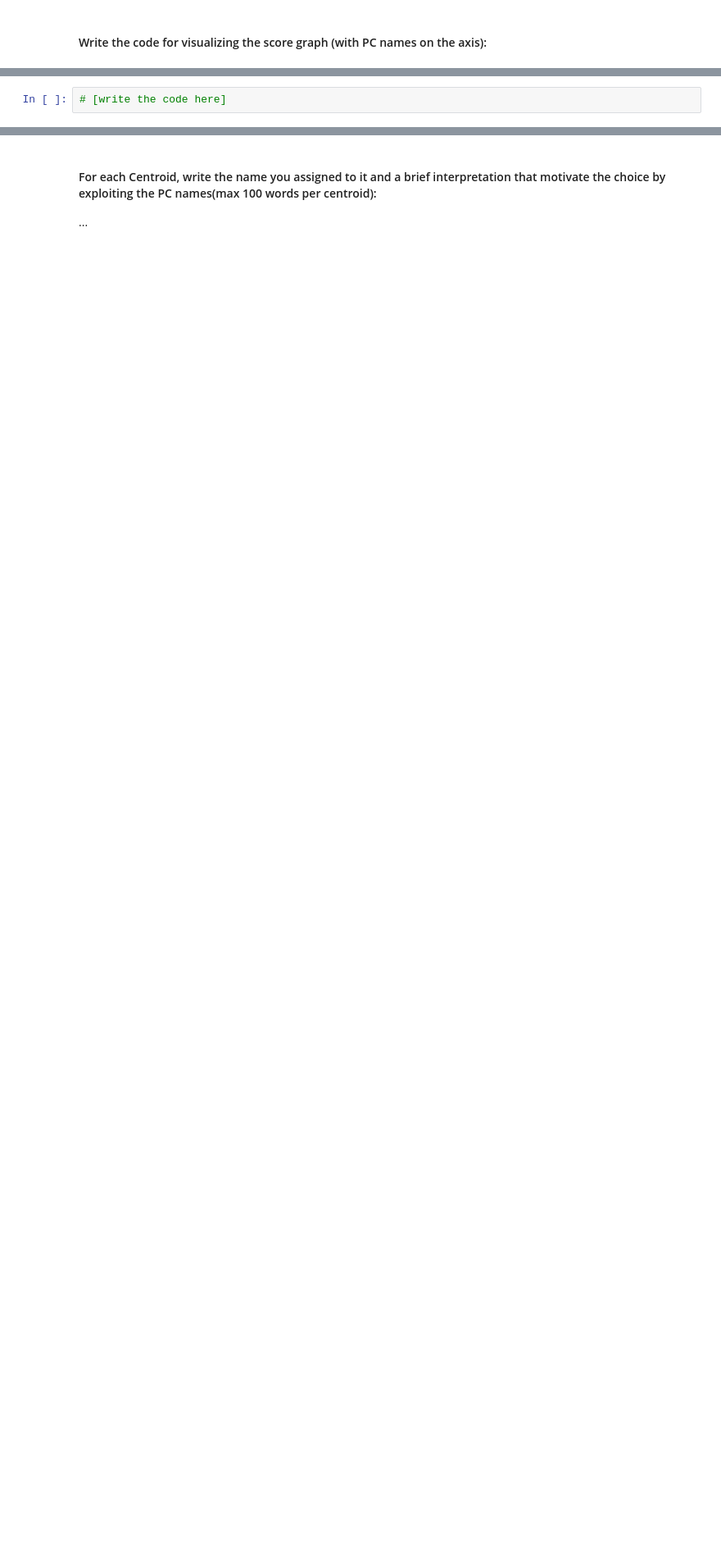
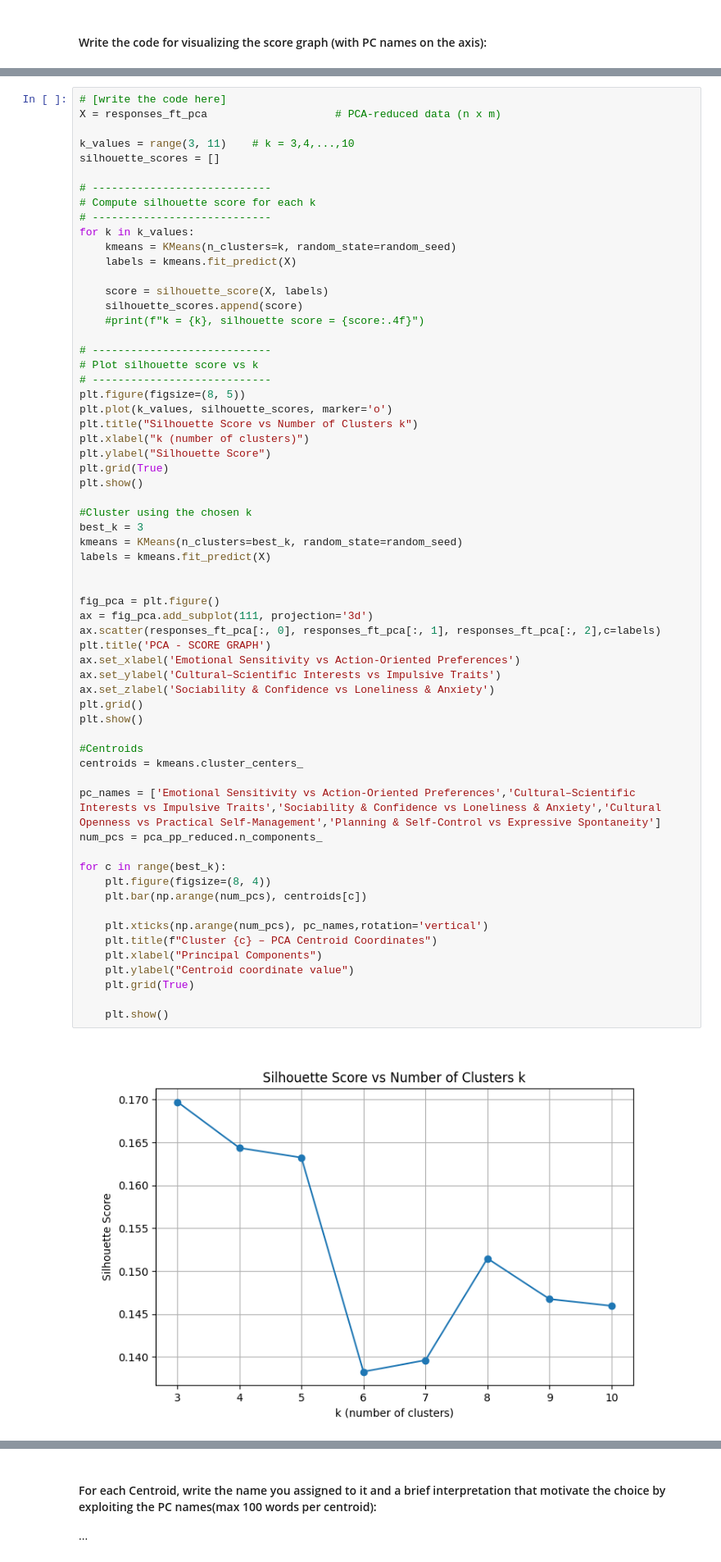
Before and after one commit to maurilanzo/Computational-Linear-Algebra, a Jupyter notebook: HW 2 - PCA/Trial.ipynb, the cells around one changed output, grey strips where cells are left out. Shown at 82% size. Saved outputs shown, nothing was run; the diff lists cells and outputs as text; blank space fills up the shorter version.

Commit message:
Added until clusters

```diff
--- a/HW 2 - PCA/Trial.ipynb
+++ b/HW 2 - PCA/Trial.ipynb
@@ -482,3 +608,65 @@ In this exercise, you have to do the following operations:
 #### Write the code for performing the items of the list above:
 # %%
 # [write the code here]
+X = responses_ft_pca                    # PCA-reduced data (n x m)
+
+k_values = range(3, 11)    # k = 3,4,...,10
+silhouette_scores = []
+
+# ----------------------------
+# Compute silhouette score for each k
+# ----------------------------
+for k in k_values:
+    kmeans = KMeans(n_clusters=k, random_state=random_seed)
+    labels = kmeans.fit_predict(X)
+
+    score = silhouette_score(X, labels)
+    silhouette_scores.append(score)
+    #print(f"k = {k}, silhouette score = {score:.4f}")
+
+# ----------------------------
+# Plot silhouette score vs k
+# ----------------------------
+plt.figure(figsize=(8, 5))
+plt.plot(k_values, silhouette_scores, marker='o')
+plt.title("Silhouette Score vs Number of Clusters k")
+plt.xlabel("k (number of clusters)")
+plt.ylabel("Silhouette Score")
+plt.grid(True)
+plt.show()
+
+#Cluster using the chosen k
+best_k = 3
+kmeans = KMeans(n_clusters=best_k, random_state=random_seed)
+labels = kmeans.fit_predict(X)
+
+
+fig_pca = plt.figure()
+ax = fig_pca.add_subplot(111, projection='3d')
+ax.scatter(responses_ft_pca[:, 0], responses_ft_pca[:, 1], responses_ft_pca[:, 2],c=labels)
+plt.title('PCA - SCORE GRAPH')
+ax.set_xlabel('Emotional Sensitivity vs Action-Oriented Preferences')
+ax.set_ylabel('Cultural–Scientific Interests vs Impulsive Traits')
+ax.set_zlabel('Sociability & Confidence vs Loneliness & Anxiety')
+plt.grid()
+plt.show()
+
+#Centroids
+centroids = kmeans.cluster_centers_
+
+pc_names = ['Emotional Sensitivity vs Action-Oriented Preferences','Cultural–Scientific Interests vs Impulsive Traits','Sociability & Confidence vs Loneliness & Anxiety','Cultural Openness vs Practical Self-Management','Planning & Self-Control vs Expressive Spontaneity']
+num_pcs = pca_pp_reduced.n_components_
+
+for c in range(best_k):
+    plt.figure(figsize=(8, 4))
+    plt.bar(np.arange(num_pcs), centroids[c])
+
+    plt.xticks(np.arange(num_pcs), pc_names,rotation='vertical')
+    plt.title(f"Cluster {c} – PCA Centroid Coordinates")
+    plt.xlabel("Principal Components")
+    plt.ylabel("Centroid coordinate value")
+    plt.grid(True)
+
+    plt.show()
+# %% [output]
+[figure, added]
```
Also changed, not shown: parts of 6 cells of this notebook.
